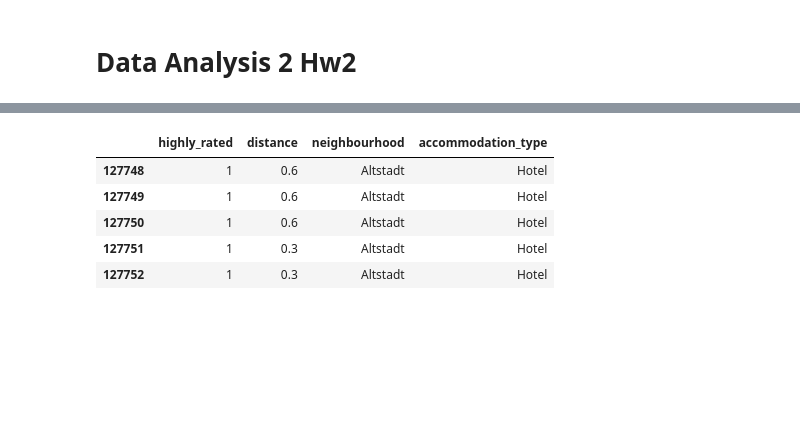
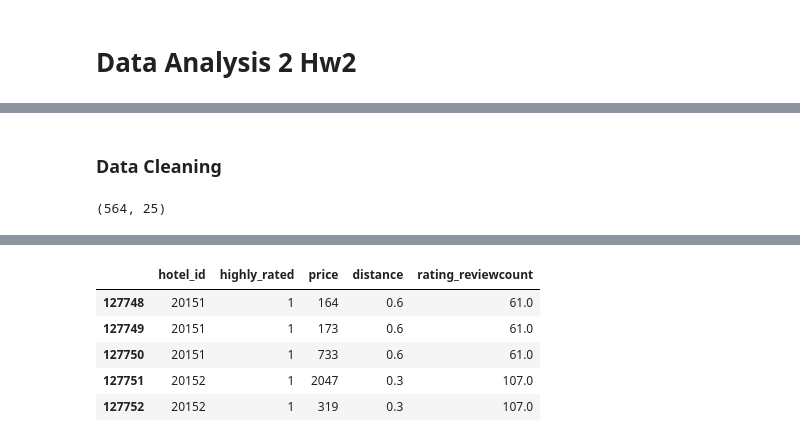
Before and after one commit to elsaandreardz/DA2_HW2, a Jupyter notebook: DA2_HW2.ipynb, the cells around one changed output, grey strips where cells are left out. Drawn from its saved outputs; the diff is of its cells as text; code cells hidden in the pictures; blank space fills up the shorter version.

Commit message:
data cleaning and relationship plots

```diff
--- a/DA2_HW2.ipynb
+++ b/DA2_HW2.ipynb
@@ -15,23 +17,7 @@ warnings.filterwarnings("ignore")
 # %%
-#hotels_europe_price = pd.read_csv("https://osf.io/p6tyr/download")
-#hotels_europe_features = pd.read_csv("https://osf.io/utwjs/download")
 
-hotels_europe_price = pd.read_csv("hotels-europe_price (1).csv")
-hotels_europe_features = pd.read_csv("hotels-europe_features (1).csv")
+hotels_europe_price = pd.read_csv("https://osf.io/p6tyr/download")
+hotels_europe_features = pd.read_csv("https://osf.io/utwjs/download")
 
-#join
-europe = hotels_europe_price.merge(hotels_europe_features, on = "hotel_id")
-europe.head()
-
-#create a new variable
-europe["highly_rated"] = np.where(europe["rating"] >= 4, 1, 0)
-europe.head(10)
-
-#filter the city: Salzburg
-salzburg = (
-    europe.loc[lambda x: x["accommodation_type"] == "Hotel"]
-    .loc[lambda x: x["city_actual"] == "Salzburg"]
-    .loc[lambda x: x["stars"].notnull()]
-)
-
-salzburg
+# hotels_europe_price = pd.read_csv("hotels-europe_price (1).csv")
+# hotels_europe_features = pd.read_csv("hotels-europe_features (1).csv")
@@ -52,2 +63,10 @@ salzburg
+# %% [markdown]
+### Data Cleaning
+# %%
+# Drop any duplicates
+salzburg_clean = salzburg.drop_duplicates()
+salzburg_clean.shape
+# %% [output]
+(564, 25)
 # %%
 # Check for missing values
@@ -71,12 +90,13 @@ accommodation_type    0
 highly_rated          0
 dtype: int64
 # %%
-salzburg = salzburg[["highly_rated", "distance","neighbourhood","accommodation_type"]]
-salzburg.head(5)
+# Filter columns to only necessary variables
+salzburg_clean = salzburg_clean[["hotel_id", "highly_rated", "price","distance","rating_reviewcount"]]
+salzburg_clean.head(5)
 # %% [output]
-|  | highly_rated | distance | neighbourhood | accommodation_type |
-| 127748 | 1 | 0.6 | Altstadt | Hotel |
-| 127749 | 1 | 0.6 | Altstadt | Hotel |
-| 127750 | 1 | 0.6 | Altstadt | Hotel |
-| 127751 | 1 | 0.3 | Altstadt | Hotel |
-| 127752 | 1 | 0.3 | Altstadt | Hotel |
+|  | hotel_id | highly_rated | price | distance | rating_reviewcount |
+| 127748 | 20151 | 1 | 164 | 0.6 | 61.0 |
+| 127749 | 20151 | 1 | 173 | 0.6 | 61.0 |
+| 127750 | 20151 | 1 | 733 | 0.6 | 61.0 |
+| 127751 | 20152 | 1 | 2047 | 0.3 | 107.0 |
+| 127752 | 20152 | 1 | 319 | 0.3 | 107.0 |
```
Also changed, not shown: parts of 11 cells of this notebook.
